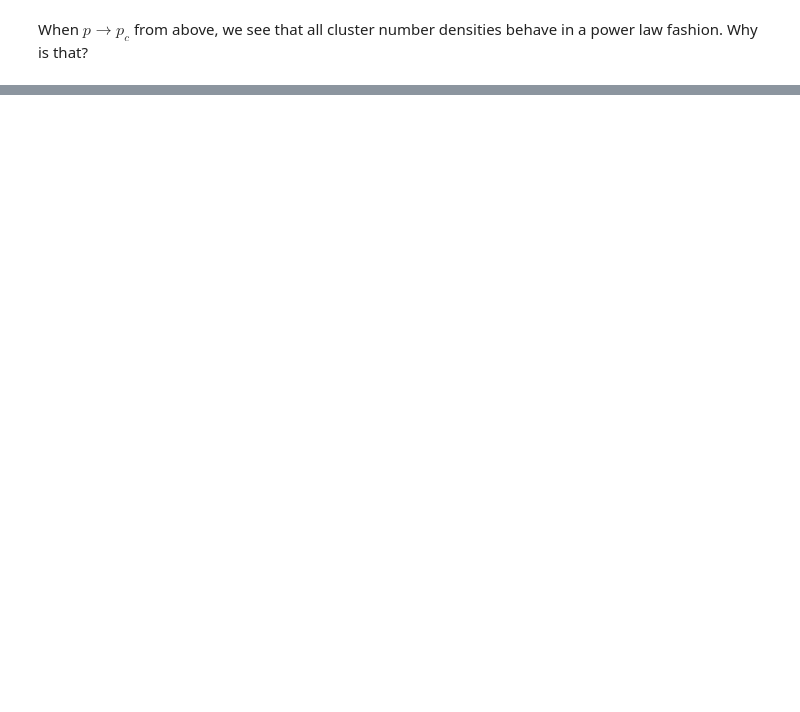
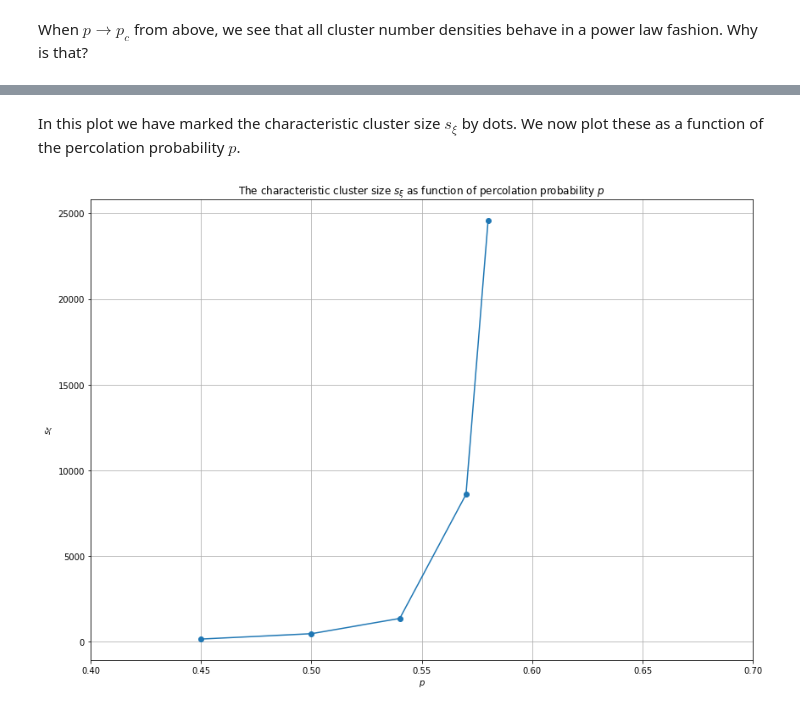
Before and after one commit to Schoyen/FYS4460, a Jupyter notebook: project-3/cluster-number-density.ipynb, the cells around one changed output, grey strips where cells are left out. Saved outputs shown, nothing was run; the diff lists cells and outputs as text; code cells hidden in the pictures; blank space fills up the shorter version.

```diff
--- a/project-3/cluster-number-density.ipynb
+++ b/project-3/cluster-number-density.ipynb
@@ -214,0 +267,14 @@ error tau = 0.13+/-0.11
+# %% [markdown]
+In this plot we have marked the characteristic cluster size $s_{\xi}$ by dots. We now plot these as a function of the percolation probability $p$.
+# %%
+fig = plt.figure(figsize=(14, 10))
+
+plt.plot(p_list, s_xi_list, "-o")
+plt.grid()
+plt.xlim(0.4, 0.7)
+plt.title(r"The characteristic cluster size $s_{\xi}$ as function of percolation probability $p$")
+plt.xlabel(r"$p$")
+plt.ylabel(r"$s_{\xi}$")
+plt.show()
+# %% [output]
+[figure, added]
```
Also changed, not shown: parts of 20 cells of this notebook.
